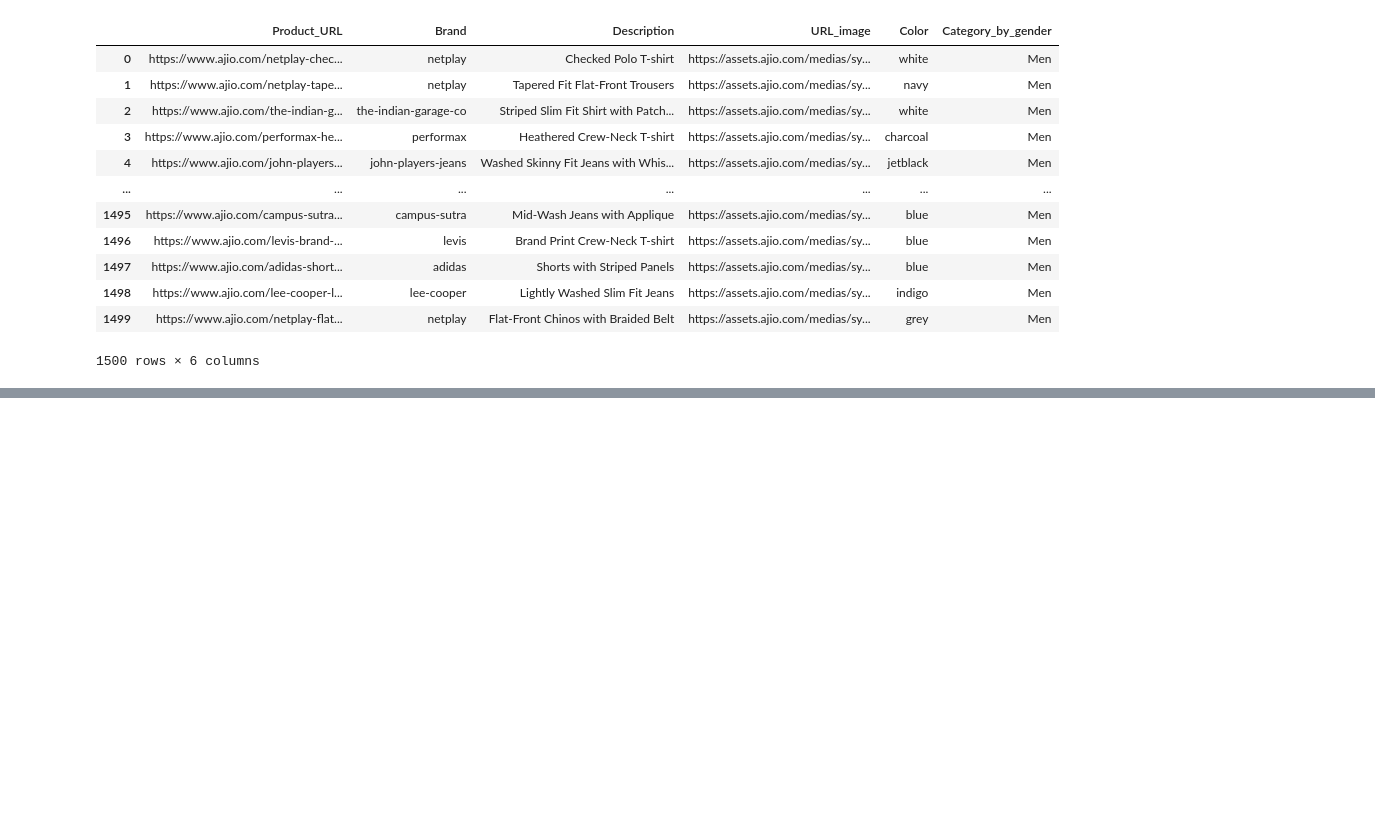
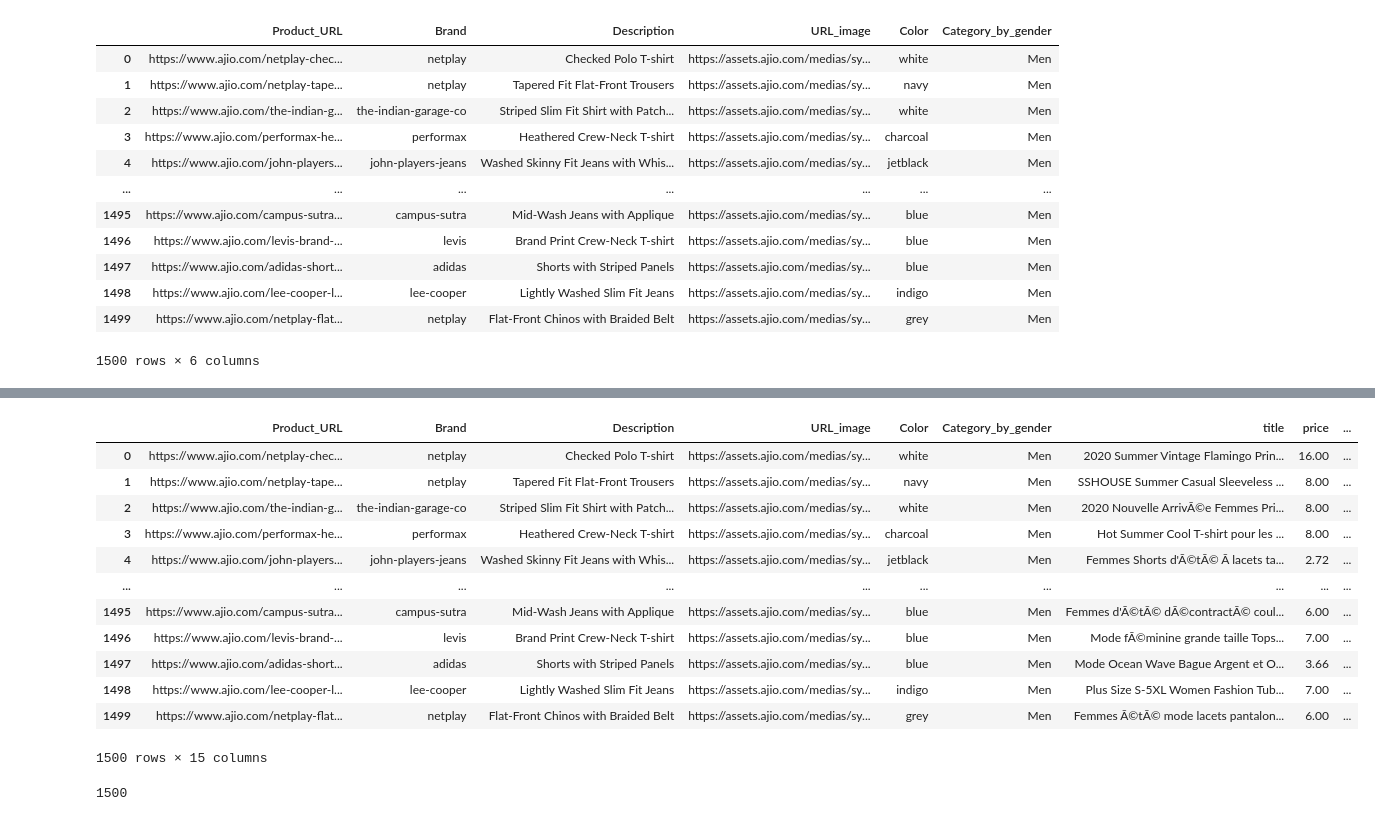
Before and after one commit to JuanFCVal/PythonPandasProductsScript, a Jupyter notebook: Script.ipynb, the cells around one changed output, grey strips where cells are left out. Cells and saved outputs as stored; diff of their text form; code cells hidden in the pictures; blank space fills up the shorter version.

```diff
--- a/Script.ipynb
+++ b/Script.ipynb
@@ -77,0 +74,24 @@ dtype: int64
+# %%
+df1FinalVer
+# %% [output]
+|  | Product_URL | Brand | Description | URL_image | Color | Category_by_gender | title | price | ... |
+| 0 | https://www.ajio.com/netplay-chec... | netplay | Checked Polo T-shirt | https://assets.ajio.com/medias/sy... | white | Men | 2020 Summer Vintage Flamingo Prin... | 16.00 | ... |
+| 1 | https://www.ajio.com/netplay-tape... | netplay | Tapered Fit Flat-Front Trousers | https://assets.ajio.com/medias/sy... | navy | Men | SSHOUSE Summer Casual Sleeveless ... | 8.00 | ... |
+| 2 | https://www.ajio.com/the-indian-g... | the-indian-garage-co | Striped Slim Fit Shirt with Patch... | https://assets.ajio.com/medias/sy... | white | Men | 2020 Nouvelle ArrivÃ©e Femmes Pri... | 8.00 | ... |
+| 3 | https://www.ajio.com/performax-he... | performax | Heathered Crew-Neck T-shirt | https://assets.ajio.com/medias/sy... | charcoal | Men | Hot Summer Cool T-shirt pour les ... | 8.00 | ... |
+| 4 | https://www.ajio.com/john-players... | john-players-jeans | Washed Skinny Fit Jeans with Whis... | https://assets.ajio.com/medias/sy... | jetblack | Men | Femmes Shorts d'Ã©tÃ© Ã lacets ta... | 2.72 | ... |
+| ... | ... | ... | ... | ... | ... | ... | ... | ... | ... |
+| 1495 | https://www.ajio.com/campus-sutra... | campus-sutra | Mid-Wash Jeans with Applique | https://assets.ajio.com/medias/sy... | blue | Men | Femmes d'Ã©tÃ© dÃ©contractÃ© coul... | 6.00 | ... |
+| 1496 | https://www.ajio.com/levis-brand-... | levis | Brand Print Crew-Neck T-shirt | https://assets.ajio.com/medias/sy... | blue | Men | Mode fÃ©minine grande taille Tops... | 7.00 | ... |
+| 1497 | https://www.ajio.com/adidas-short... | adidas | Shorts with Striped Panels | https://assets.ajio.com/medias/sy... | blue | Men | Mode Ocean Wave Bague Argent et O... | 3.66 | ... |
+| 1498 | https://www.ajio.com/lee-cooper-l... | lee-cooper | Lightly Washed Slim Fit Jeans | https://assets.ajio.com/medias/sy... | indigo | Men | Plus Size S-5XL Women Fashion Tub... | 7.00 | ... |
+| 1499 | https://www.ajio.com/netplay-flat... | netplay | Flat-Front Chinos with Braided Belt | https://assets.ajio.com/medias/sy... | grey | Men | Femmes Ã©tÃ© mode lacets pantalon... | 6.00 | ... |
+1500 rows × 15 columns
+# %%
+import random
+idArray = []
+for x in range(0, 1500):
+    idArray.append(random.randint(1, 15))
+len(idArray)
+# %% [output]
+1500
```
Also changed, not shown: parts of 7 cells of this notebook.
